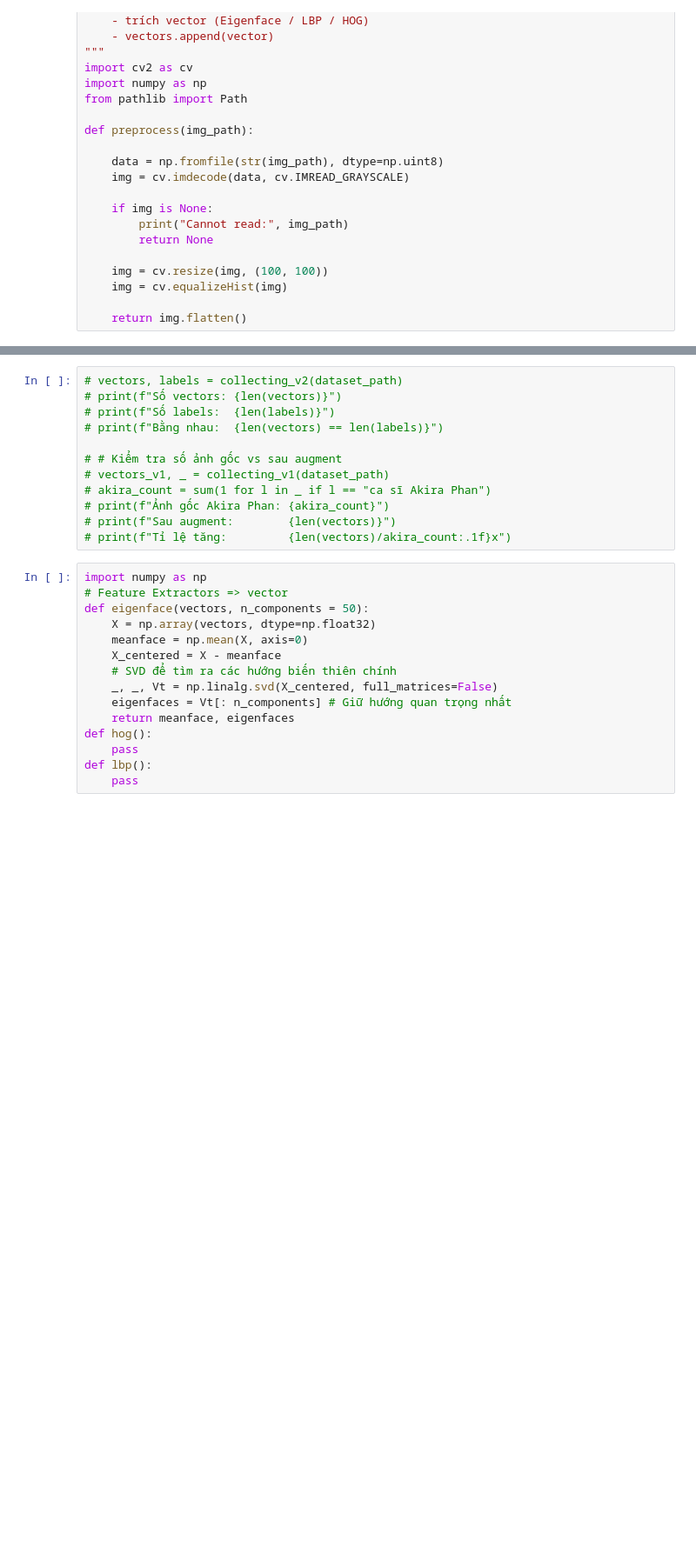
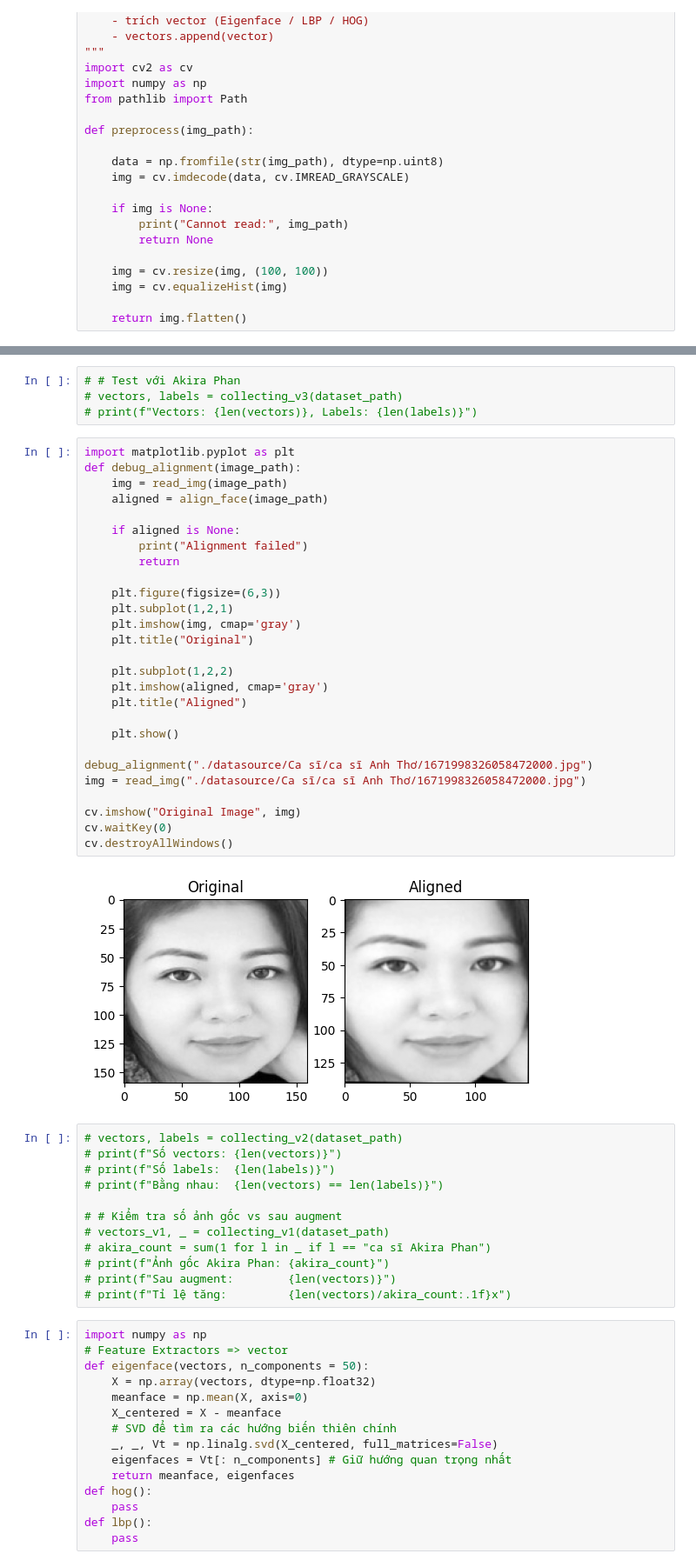
Before and after one commit to Chill-Chill-Cung-10/CPV301M_Assignment, a Jupyter notebook: build_vector.ipynb, the cells around one changed output, grey strips where cells are left out. Shown at 87% size. Saved outputs shown, nothing was run; the diff lists cells and outputs as text; blank space fills up the shorter version.

Commit message:
feat: face alignment

```diff
--- a/build_vector.ipynb
+++ b/build_vector.ipynb
@@ -95,3 +228,36 @@ def collecting_v2(dataset_path):
+# %%
+# # Test với Akira Phan
+# vectors, labels = collecting_v3(dataset_path)
+# print(f"Vectors: {len(vectors)}, Labels: {len(labels)}")
+# %%
+import matplotlib.pyplot as plt
+def debug_alignment(image_path):
+    img = read_img(image_path)
+    aligned = align_face(image_path)
+
+    if aligned is None:
+        print("Alignment failed")
+        return
+
+    plt.figure(figsize=(6,3))
+    plt.subplot(1,2,1)
+    plt.imshow(img, cmap='gray')
+    plt.title("Original")
+
+    plt.subplot(1,2,2)
+    plt.imshow(aligned, cmap='gray')
+    plt.title("Aligned")
+
+    plt.show()
+
+debug_alignment("./datasource/Ca sĩ/ca sĩ Anh Thơ/1671998326058472000.jpg")
+img = read_img("./datasource/Ca sĩ/ca sĩ Anh Thơ/1671998326058472000.jpg")
+
+cv.imshow("Original Image", img)
+cv.waitKey(0)
+cv.destroyAllWindows()
+# %% [output]
+[figure, added]
 # %%
 # vectors, labels = collecting_v2(dataset_path)
 # print(f"Số vectors: {len(vectors)}")
```
Also changed, not shown: parts of 11 cells of this notebook, 2 other files.
